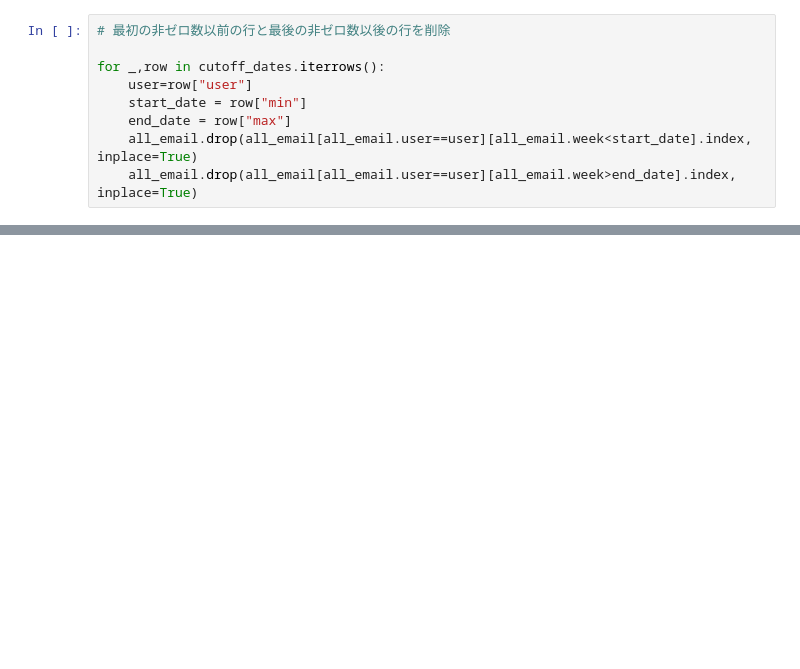
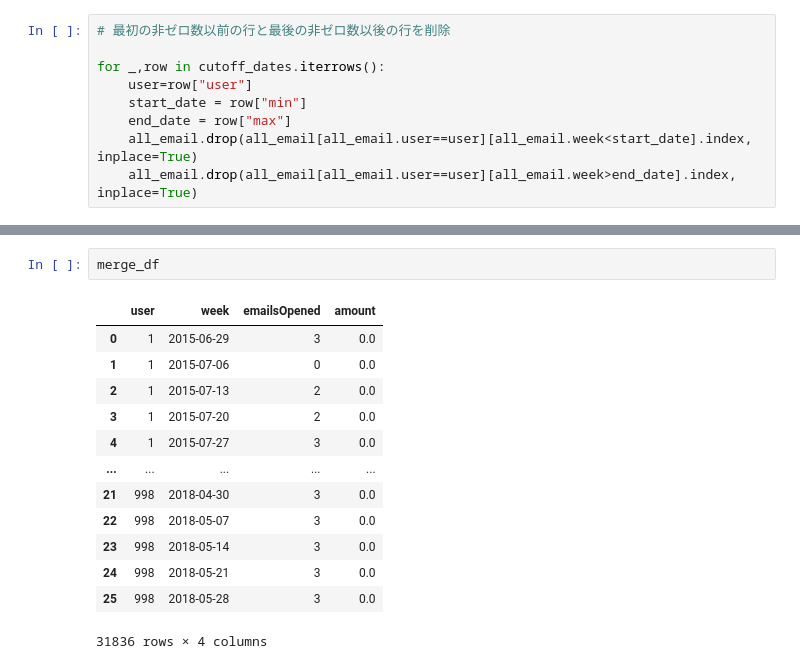
Before and after one commit to chama0623/TimeSeriesAnalysis, a Jupyter notebook: ch2/表データから時系列データの作成.ipynb, the cells around one changed output, grey strips where cells are left out. Drawn from its saved outputs; the diff is of its cells as text; blank space fills up the shorter version.

```diff
--- a/ch2/表データから時系列データの作成.ipynb
+++ b/ch2/表データから時系列データの作成.ipynb
@@ -179,0 +235,16 @@ all_email[all_email.user==998]
+# %%
+merge_df
+# %% [output]
+|  | user | week | emailsOpened | amount |
+| 0 | 1 | 2015-06-29 | 3 | 0.0 |
+| 1 | 1 | 2015-07-06 | 0 | 0.0 |
+| 2 | 1 | 2015-07-13 | 2 | 0.0 |
+| 3 | 1 | 2015-07-20 | 2 | 0.0 |
+| 4 | 1 | 2015-07-27 | 3 | 0.0 |
+| ... | ... | ... | ... | ... |
+| 21 | 998 | 2018-04-30 | 3 | 0.0 |
+| 22 | 998 | 2018-05-07 | 3 | 0.0 |
+| 23 | 998 | 2018-05-14 | 3 | 0.0 |
+| 24 | 998 | 2018-05-21 | 3 | 0.0 |
+| 25 | 998 | 2018-05-28 | 3 | 0.0 |
+31836 rows × 4 columns
```
Also changed, not shown: parts of 9 cells of this notebook.
